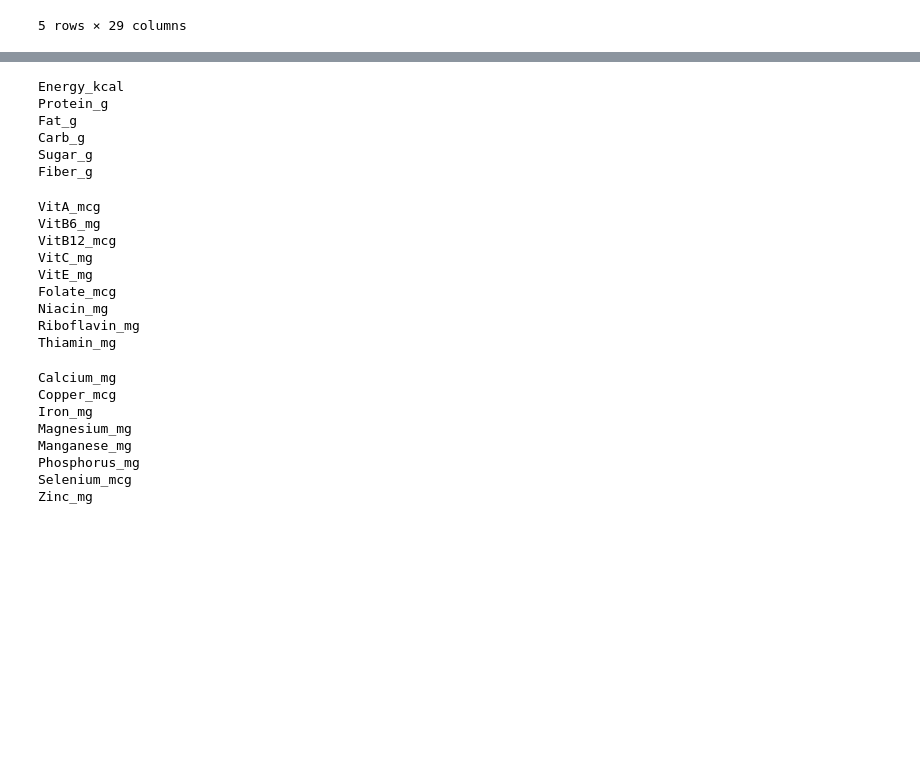
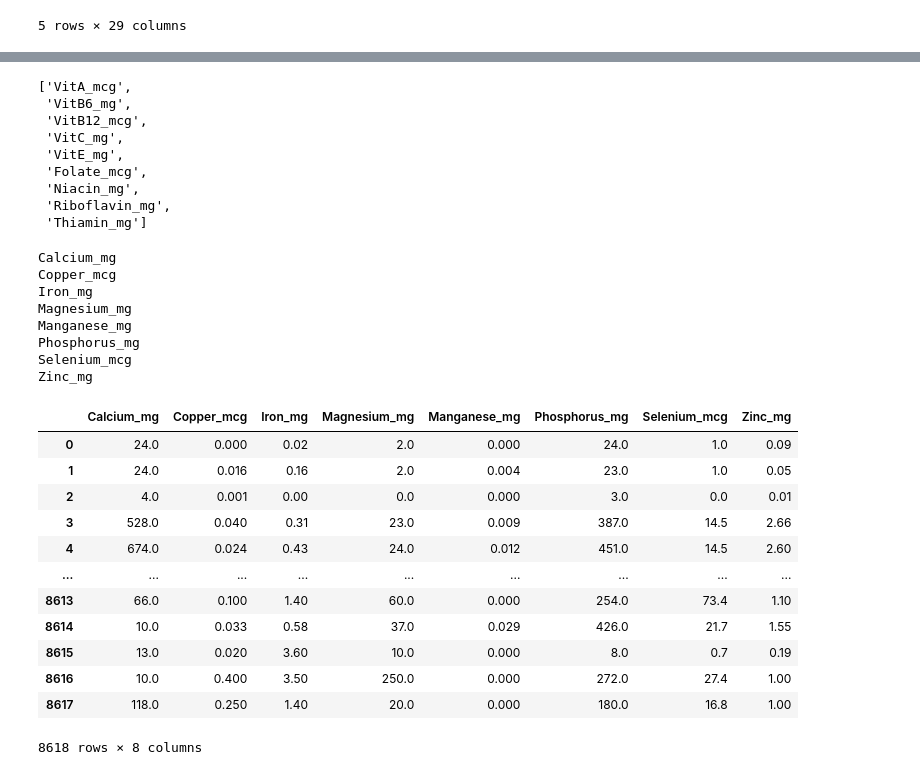
Before and after one commit to Giovanny-Encinia/Platopedia_Back, a Jupyter notebook: csv-to-sql/data-csv/csv_tosql_test.ipynb, the cells around one changed output, grey strips where cells are left out. Cells and saved outputs as stored; diff of their text form; code cells hidden in the pictures; blank space fills up the shorter version.

```diff
--- a/csv-to-sql/data-csv/csv_tosql_test.ipynb
+++ b/csv-to-sql/data-csv/csv_tosql_test.ipynb
@@ -71,38 +35,45 @@ Crustac
 # %%
-principal = df.iloc[0:1, 6:12].columns
+principal = df.iloc[0:1, 6:12]
 for nutriment in principal:
     print(nutriment)
-# %% [output]
-Energy_kcal
-Protein_g
-Fat_g
-Carb_g
-Sugar_g
-Fiber_g
 # %%
-vitamins = df.iloc[0:1, 12:21].columns
-for vitamin in vitamins:
-    print(vitamin)
+vitamins = df.iloc[0:1, 12:21]
+list_vitamins = [vitamin_name for vitamin_name in vitamins]
+list_vitamins
 # %% [output]
-VitA_mcg
-VitB6_mg
-VitB12_mcg
-VitC_mg
-VitE_mg
-Folate_mcg
-Niacin_mg
-Riboflavin_mg
-Thiamin_mg
+['VitA_mcg',
+ 'VitB6_mg',
+ 'VitB12_mcg',
+ 'VitC_mg',
+ 'VitE_mg',
+ 'Folate_mcg',
+ 'Niacin_mg',
+ 'Riboflavin_mg',
+ 'Thiamin_mg']
 # %%
-minerals = df.iloc[0:1, 21:]
+minerals = df.iloc[:, 21:]
 for mineral in minerals:
     print(mineral)
+minerals
 # %% [output]
 Calcium_mg
 Copper_mcg
 Iron_mg
 Magnesium_mg
 Manganese_mg
 Phosphorus_mg
 Selenium_mcg
 Zinc_mg
+|  | Calcium_mg | Copper_mcg | Iron_mg | Magnesium_mg | Manganese_mg | Phosphorus_mg | Selenium_mcg | Zinc_mg |
+| 0 | 24.0 | 0.000 | 0.02 | 2.0 | 0.000 | 24.0 | 1.0 | 0.09 |
+| 1 | 24.0 | 0.016 | 0.16 | 2.0 | 0.004 | 23.0 | 1.0 | 0.05 |
+| 2 | 4.0 | 0.001 | 0.00 | 0.0 | 0.000 | 3.0 | 0.0 | 0.01 |
+| 3 | 528.0 | 0.040 | 0.31 | 23.0 | 0.009 | 387.0 | 14.5 | 2.66 |
+| 4 | 674.0 | 0.024 | 0.43 | 24.0 | 0.012 | 451.0 | 14.5 | 2.60 |
+| ... | ... | ... | ... | ... | ... | ... | ... | ... |
+| 8613 | 66.0 | 0.100 | 1.40 | 60.0 | 0.000 | 254.0 | 73.4 | 1.10 |
+| 8614 | 10.0 | 0.033 | 0.58 | 37.0 | 0.029 | 426.0 | 21.7 | 1.55 |
+| 8615 | 13.0 | 0.020 | 3.60 | 10.0 | 0.000 | 8.0 | 0.7 | 0.19 |
+| 8616 | 10.0 | 0.400 | 3.50 | 250.0 | 0.000 | 272.0 | 27.4 | 1.00 |
+| 8617 | 118.0 | 0.250 | 1.40 | 20.0 | 0.000 | 180.0 | 16.8 | 1.00 |
+8618 rows × 8 columns
```
Also changed, not shown: parts of 12 cells of this notebook, 4 other files.
